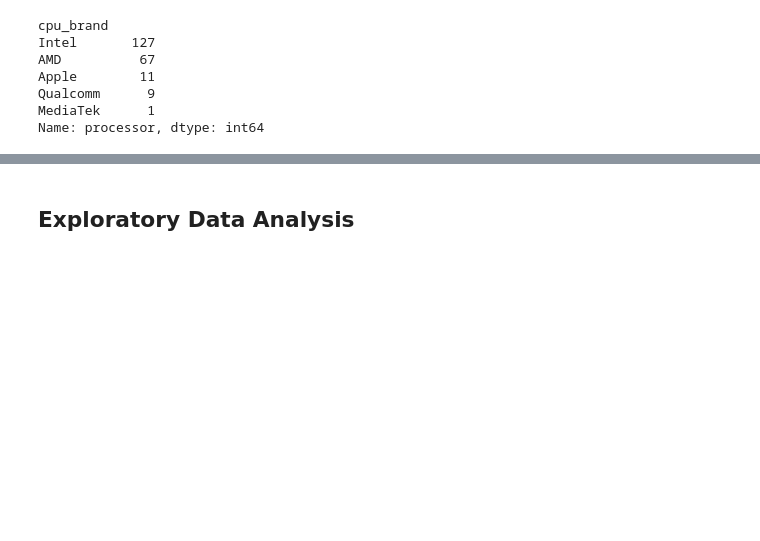
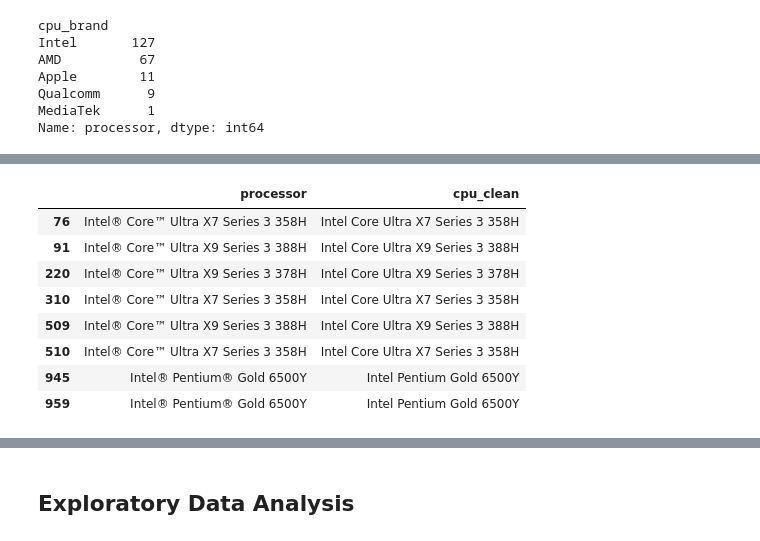
Before and after one commit to rishchuk/laptop-analysis, a Jupyter notebook: laptop_analysis.ipynb, the cells around one changed output, grey strips where cells are left out. Saved outputs shown, nothing was run; the diff lists cells and outputs as text; code cells hidden in the pictures; blank space fills up the shorter version.

```diff
--- a/laptop_analysis.ipynb
+++ b/laptop_analysis.ipynb
@@ -979,0 +1112,19 @@ Name: processor, dtype: int64
+# %%
+df.loc[
+    (df["cpu_brand"] == "Intel") &
+    ~df["cpu_clean"].str.contains(
+        r"(Core Ultra [3579]|Core i[3579]|Core [3579]|N\d+)",
+        regex=True
+    ),
+    ["processor", "cpu_clean"]
+]
+# %% [output]
+|  | processor | cpu_clean |
+| 76 | Intel® Core™ Ultra X7 Series 3 358H | Intel Core Ultra X7 Series 3 358H |
+| 91 | Intel® Core™ Ultra X9 Series 3 388H | Intel Core Ultra X9 Series 3 388H |
+| 220 | Intel® Core™ Ultra X9 Series 3 378H | Intel Core Ultra X9 Series 3 378H |
+| 310 | Intel® Core™ Ultra X7 Series 3 358H | Intel Core Ultra X7 Series 3 358H |
+| 509 | Intel® Core™ Ultra X9 Series 3 388H | Intel Core Ultra X9 Series 3 388H |
+| 510 | Intel® Core™ Ultra X7 Series 3 358H | Intel Core Ultra X7 Series 3 358H |
+| 945 | Intel® Pentium® Gold 6500Y | Intel Pentium Gold 6500Y |
+| 959 | Intel® Pentium® Gold 6500Y | Intel Pentium Gold 6500Y |
```
Also changed, not shown: parts of 41 cells of this notebook.
